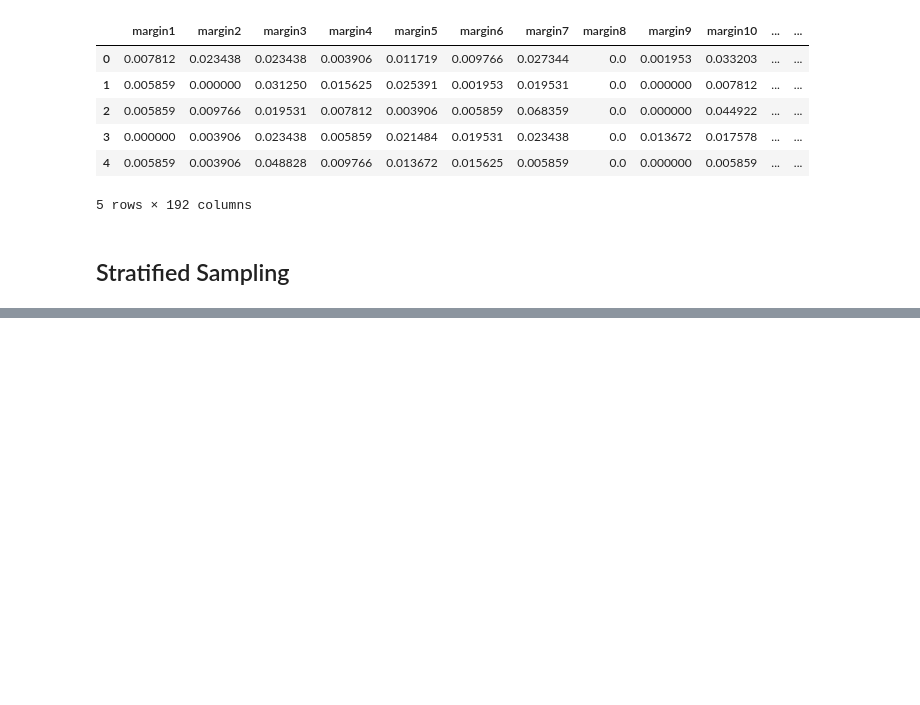
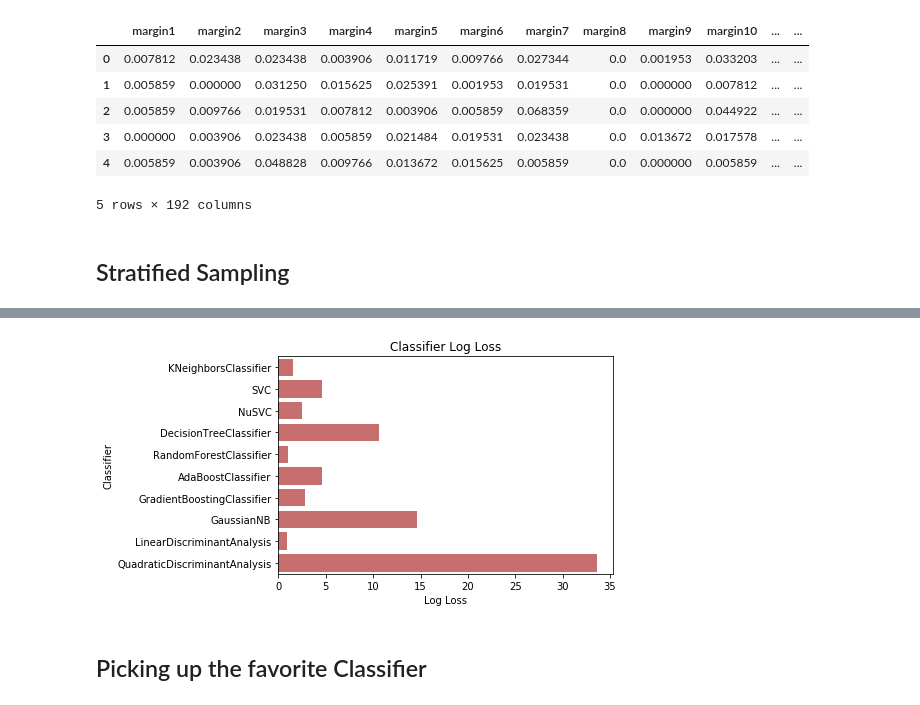
Before and after one commit to samba-gangineni/Machine_Learning, a Jupyter notebook: Image_Classifier/Image_Classifier.ipynb, the cells around one changed output, grey strips where cells are left out. Drawn from its saved outputs; the diff is of its cells as text; code cells hidden in the pictures; blank space fills up the shorter version.

```diff
--- a/Image_Classifier/Image_Classifier.ipynb
+++ b/Image_Classifier/Image_Classifier.ipynb
@@ -168,0 +347,12 @@ train.head()
+# %%
+sns.set_color_codes('muted')
+x_axis = log['Log Loss']
+y_axis = log['Classifier']
+sns.barplot(x=x_axis,y=y_axis,color='r')
+plt.xlabel('Log Loss')
+plt.title("Classifier Log Loss")
+plt.show()
+# %% [output]
+[figure, added]
+# %% [markdown]
+## Picking up the favorite Classifier
```
Also changed, not shown: parts of 30 cells of this notebook, 1 other file.
